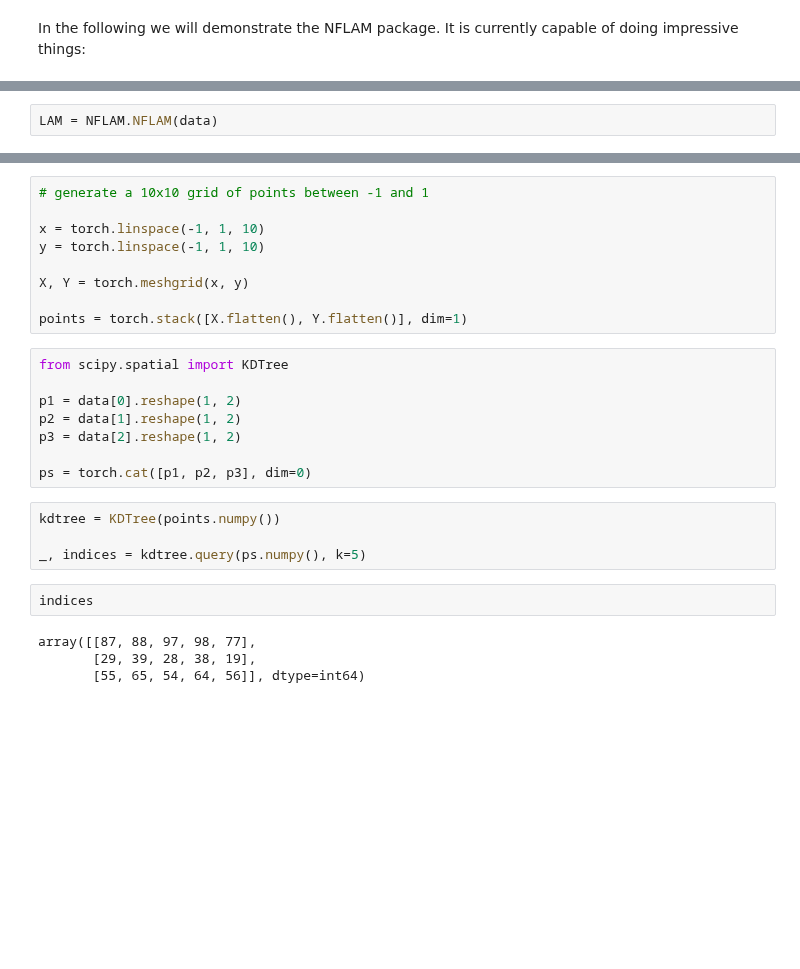
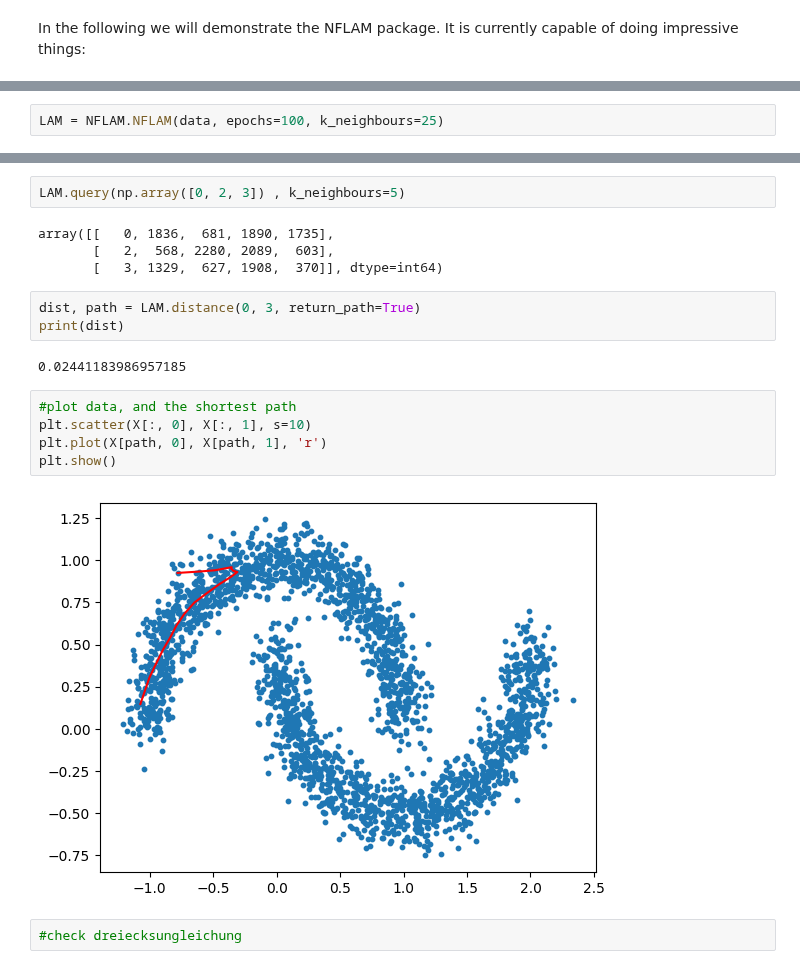
Before and after one commit to CKleiber/LAMINAR, a Jupyter notebook: notebooks/demo.ipynb, the cells around one changed output, grey strips where cells are left out. Cells and saved outputs as stored; diff of their text form; blank space fills up the shorter version.

Commit message:
Ignore grid for now

```diff
--- a/notebooks/demo.ipynb
+++ b/notebooks/demo.ipynb
@@ -29,2 +30,2 @@ plt.scatter(X[:, 0], X[:, 1], s=10)
 # %%
-LAM = NFLAM.NFLAM(data)
+LAM = NFLAM.NFLAM(data, epochs=100, k_neighbours=25)
@@ -78,27 +32,20 @@ data[0], data[2]
-# %%
-# generate a 10x10 grid of points between -1 and 1
-
-x = torch.linspace(-1, 1, 10)
-y = torch.linspace(-1, 1, 10)
-
-X, Y = torch.meshgrid(x, y)
-
-points = torch.stack([X.flatten(), Y.flatten()], dim=1)
-# %%
-from scipy.spatial import KDTree
-
-p1 = data[0].reshape(1, 2)
-p2 = data[1].reshape(1, 2)
-p3 = data[2].reshape(1, 2)
-
-ps = torch.cat([p1, p2, p3], dim=0)
-# %%
-kdtree = KDTree(points.numpy())
-
-_, indices = kdtree.query(ps.numpy(), k=5)
-# %%
-indices
-# %% [output]
-array([[87, 88, 97, 98, 77],
-       [29, 39, 28, 38, 19],
-       [55, 65, 54, 64, 56]], dtype=int64)
+# %%
+LAM.query(np.array([0, 2, 3]) , k_neighbours=5)
+# %% [output]
+array([[   0, 1836,  681, 1890, 1735],
+       [   2,  568, 2280, 2089,  603],
+       [   3, 1329,  627, 1908,  370]], dtype=int64)
+# %%
+dist, path = LAM.distance(0, 3, return_path=True)
+print(dist)
+# %% [output]
+0.02441183986957185
+# %%
+#plot data, and the shortest path
+plt.scatter(X[:, 0], X[:, 1], s=10)
+plt.plot(X[path, 0], X[path, 1], 'r')
+plt.show()
+# %% [output]
+[figure, added]
+# %%
+#check dreiecksungleichung
```
Also changed, not shown: parts of 9 cells of this notebook, 3 other files.
